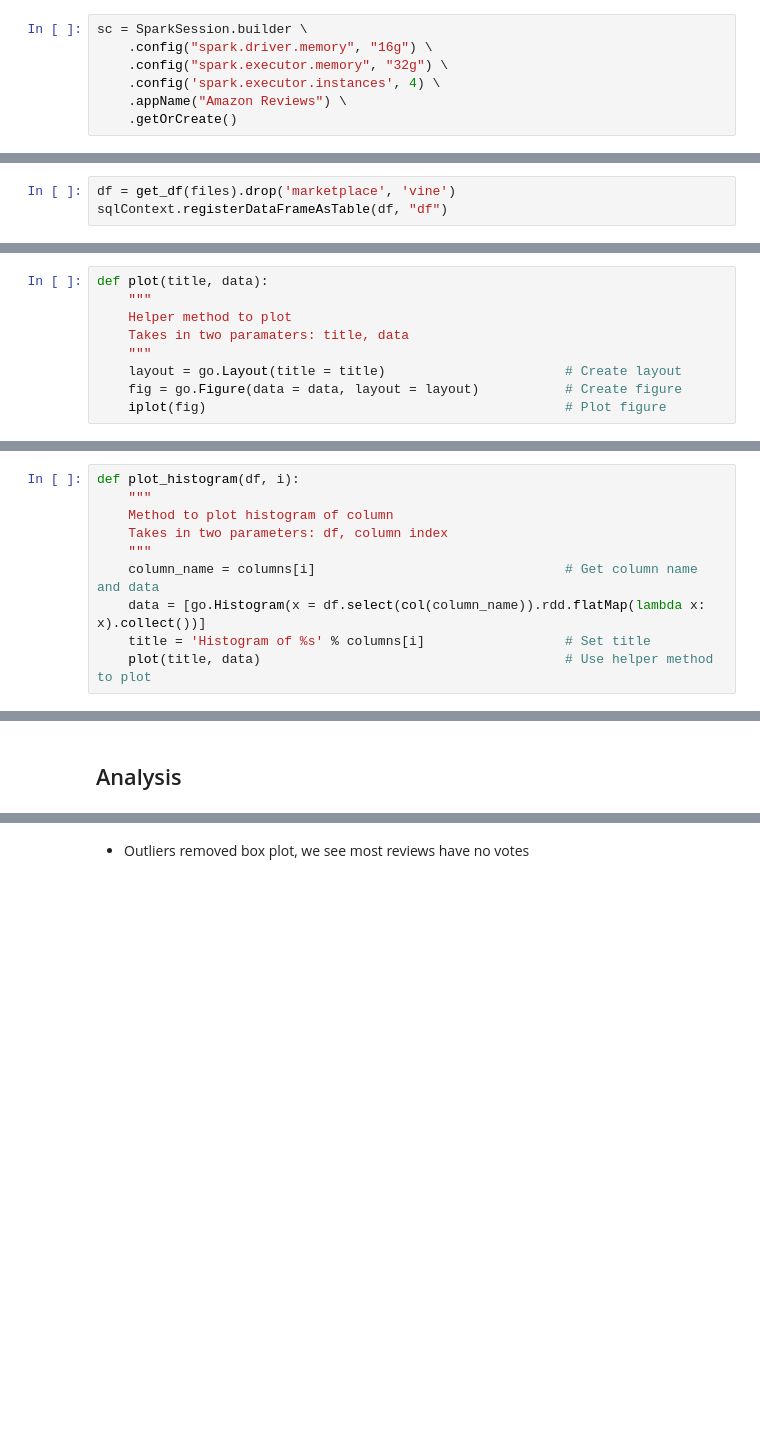
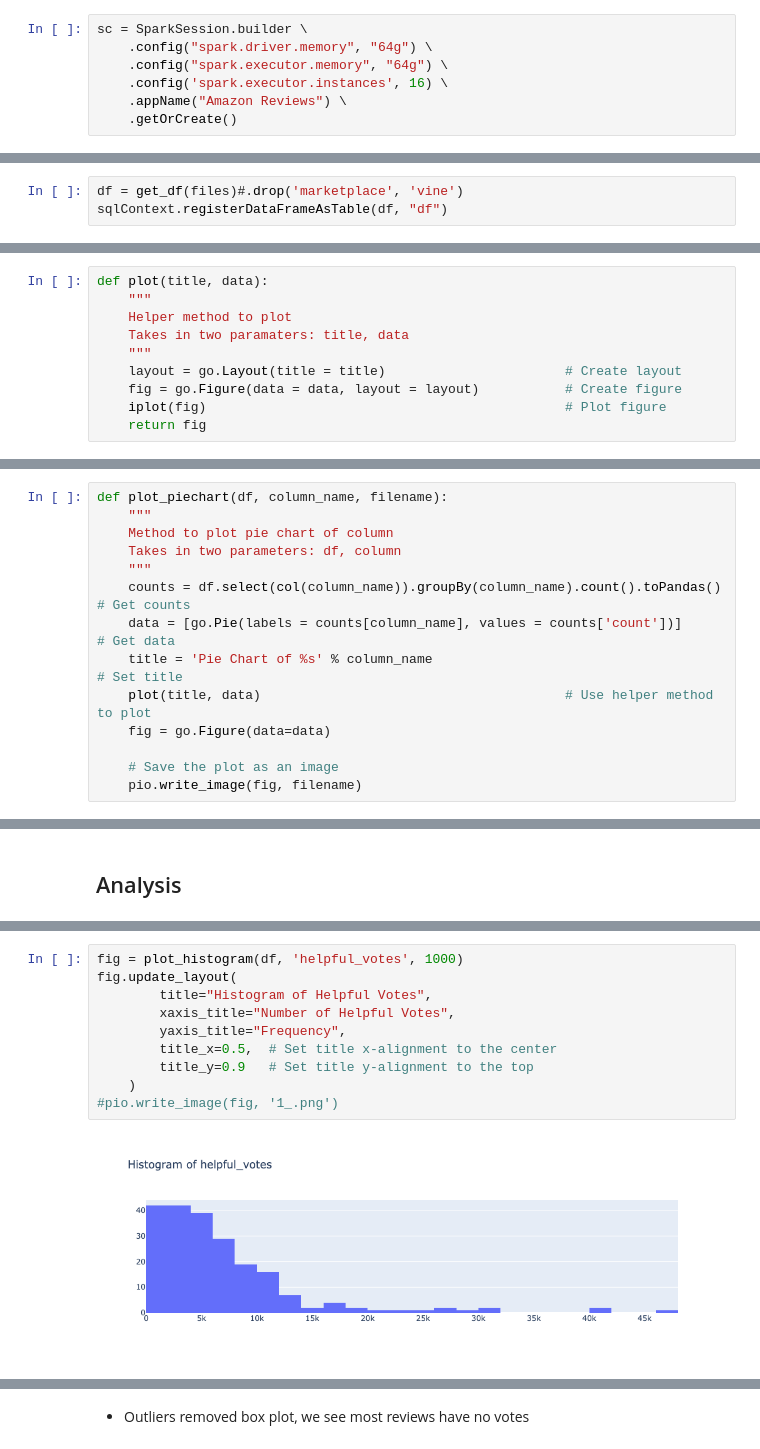
Before and after one commit to clairelin20523/dsc232r-amazon-predictive-modeling, a Jupyter notebook: milestone2.ipynb, the cells around one changed output, grey strips where cells are left out. Cells and saved outputs as stored; diff of their text form; blank space fills up the shorter version.

Commit message:
Improved plots

```diff
--- a/milestone2.ipynb
+++ b/milestone2.ipynb
@@ -9,8 +10,8 @@ from pyspark.sql import SQLContext
 # %%
 sc = SparkSession.builder \
-    .config("spark.driver.memory", "16g") \
-	.config("spark.executor.memory", "32g") \
-    .config('spark.executor.instances', 4) \
+    .config("spark.driver.memory", "64g") \
+	.config("spark.executor.memory", "64g") \
+    .config('spark.executor.instances', 16) \
 	.appName("Amazon Reviews") \
 	.getOrCreate()
 # %%
@@ -56,7 +57,7 @@ def get_df(files):
 # %% [markdown]
 ### Get df and Removing Repetitive/Unnecessary Information
 # %%
-df = get_df(files).drop('marketplace', 'vine')
+df = get_df(files)#.drop('marketplace', 'vine')
 sqlContext.registerDataFrameAsTable(df, "df")
 # %% [markdown]
 # Data Exploration Start
@@ -194,3 +232,4 @@ def plot(title, data):
     layout = go.Layout(title = title)                       # Create layout
     fig = go.Figure(data = data, layout = layout)           # Create figure
     iplot(fig)                                              # Plot figure
+    return fig
@@ -197,10 +260,14 @@ def plot(title, data):
 # %%
-def plot_histogram(df, i):
+def plot_piechart(df, column_name, filename):
     """
-    Method to plot histogram of column
-    Takes in two parameters: df, column index
+    Method to plot pie chart of column
+    Takes in two parameters: df, column
     """
-    column_name = columns[i]                                # Get column name and data
-    data = [go.Histogram(x = df.select(col(column_name)).rdd.flatMap(lambda x: x).collect())]
-    title = 'Histogram of %s' % columns[i]                  # Set title
+    counts = df.select(col(column_name)).groupBy(column_name).count().toPandas()  # Get counts
+    data = [go.Pie(labels = counts[column_name], values = counts['count'])]       # Get data
+    title = 'Pie Chart of %s' % column_name                                        # Set title
     plot(title, data)                                       # Use helper method to plot
+    fig = go.Figure(data=data)
+
+    # Save the plot as an image
+    pio.write_image(fig, filename)
@@ -267 +345,13 @@ plot_histogram(df, i)
+# %%
+fig = plot_histogram(df, 'helpful_votes', 1000)
+fig.update_layout(
+        title="Histogram of Helpful Votes",
+        xaxis_title="Number of Helpful Votes",
+        yaxis_title="Frequency",
+        title_x=0.5,  # Set title x-alignment to the center
+        title_y=0.9   # Set title y-alignment to the top
+    )
+#pio.write_image(fig, '1_.png')
+# %% [output]
+[figure, added]
 # %% [markdown]
```
Also changed, not shown: parts of 32 cells of this notebook.
